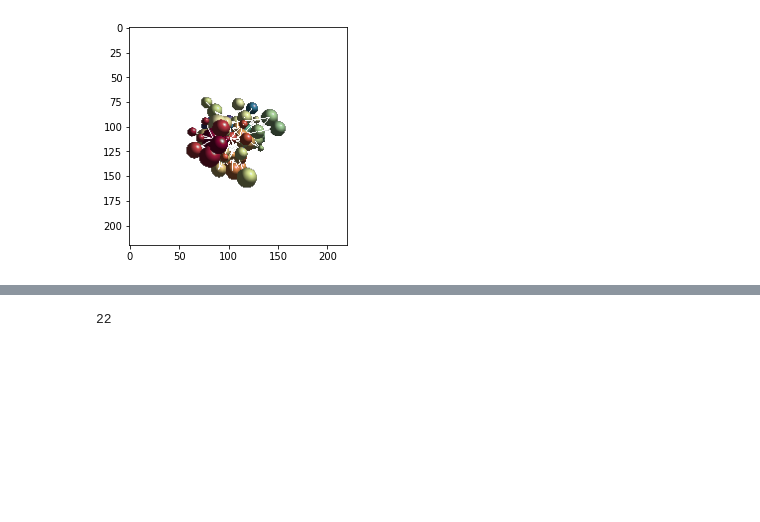
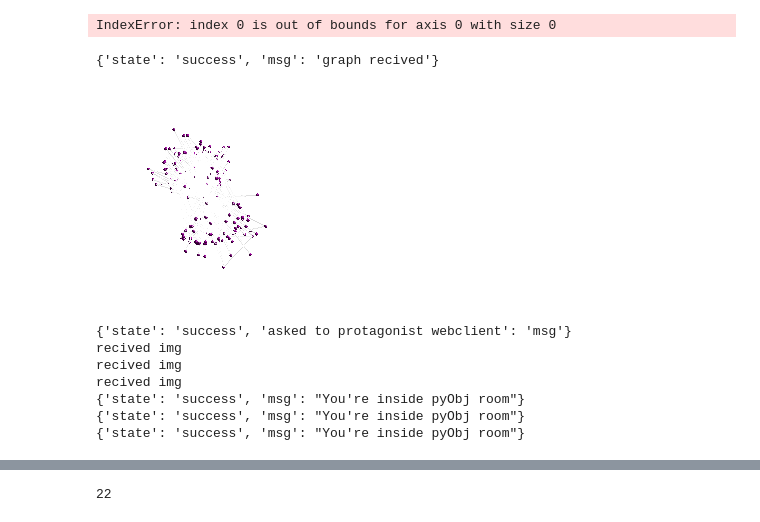
Before and after one commit to devmessias/stdogviz, a Jupyter notebook: python/notebooks/test.ipynb, the cells around one changed output, grey strips where cells are left out. Cells and saved outputs as stored; diff of their text form; code cells hidden in the pictures; blank space fills up the shorter version.

Commit message:
fix typo error

```diff
--- a/python/notebooks/test.ipynb
+++ b/python/notebooks/test.ipynb
@@ -20,4 +43,5 @@ sio.getImg()
-# %%
-sio.showImg(0)
-# %% [output]
-[figure, removed]
+# %%
+
+sio.getImg()
+# %% [output]
+IndexError: index 0 is out of bounds for axis 0 with size 0
@@ -24,2 +54,18 @@ sio.showImg(0)
+# %%
+sio.sendGraph(g)
+# %% [output]
+{'state': 'success', 'msg': 'graph recived'}
+# %%
+sio.renderMyImg( transparency=True)
+sio.getImg()
+# %% [output]
+[figure, added]
+{'state': 'success', 'asked to protagonist webclient': 'msg'}
+recived img
+recived img
+recived img
+{'state': 'success', 'msg': "You're inside pyObj room"}
+{'state': 'success', 'msg': "You're inside pyObj room"}
+{'state': 'success', 'msg': "You're inside pyObj room"}
 # %%
 # %% [output]
```
Also changed, not shown: parts of 18 cells of this notebook, 10 other files.
